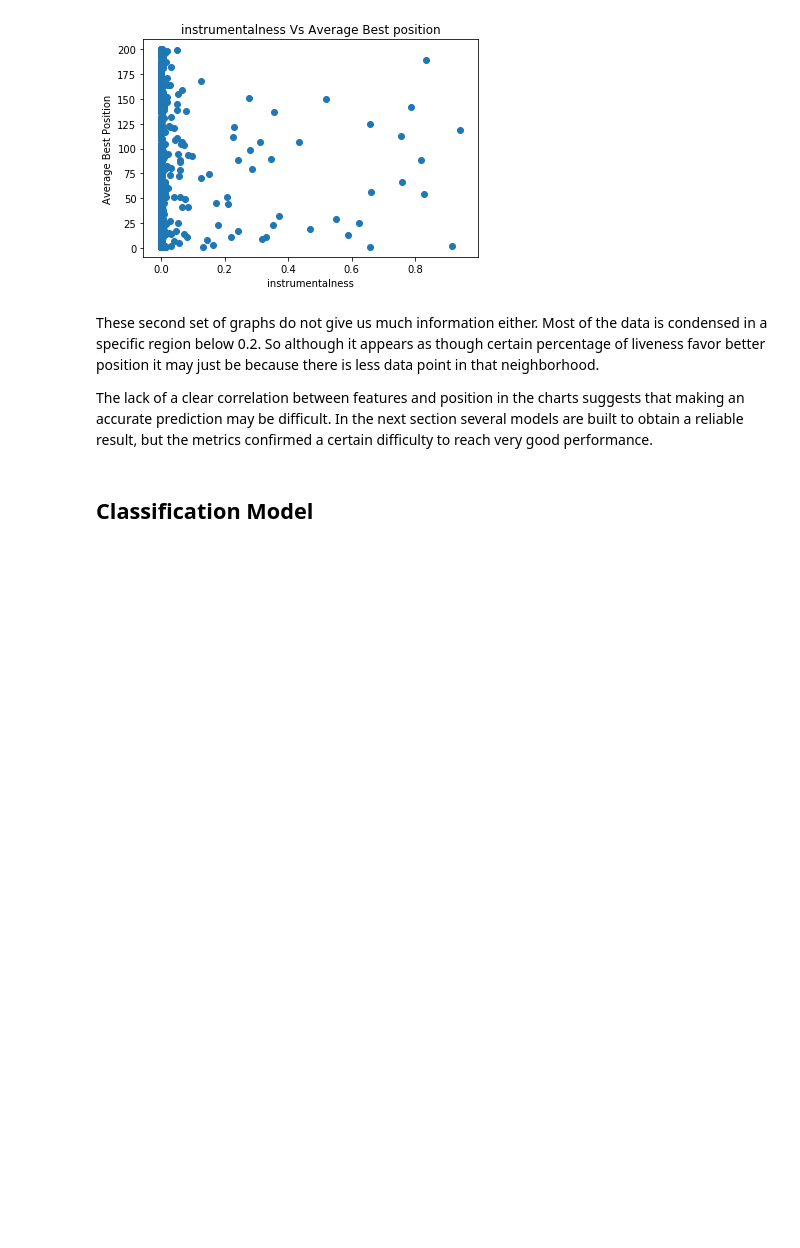
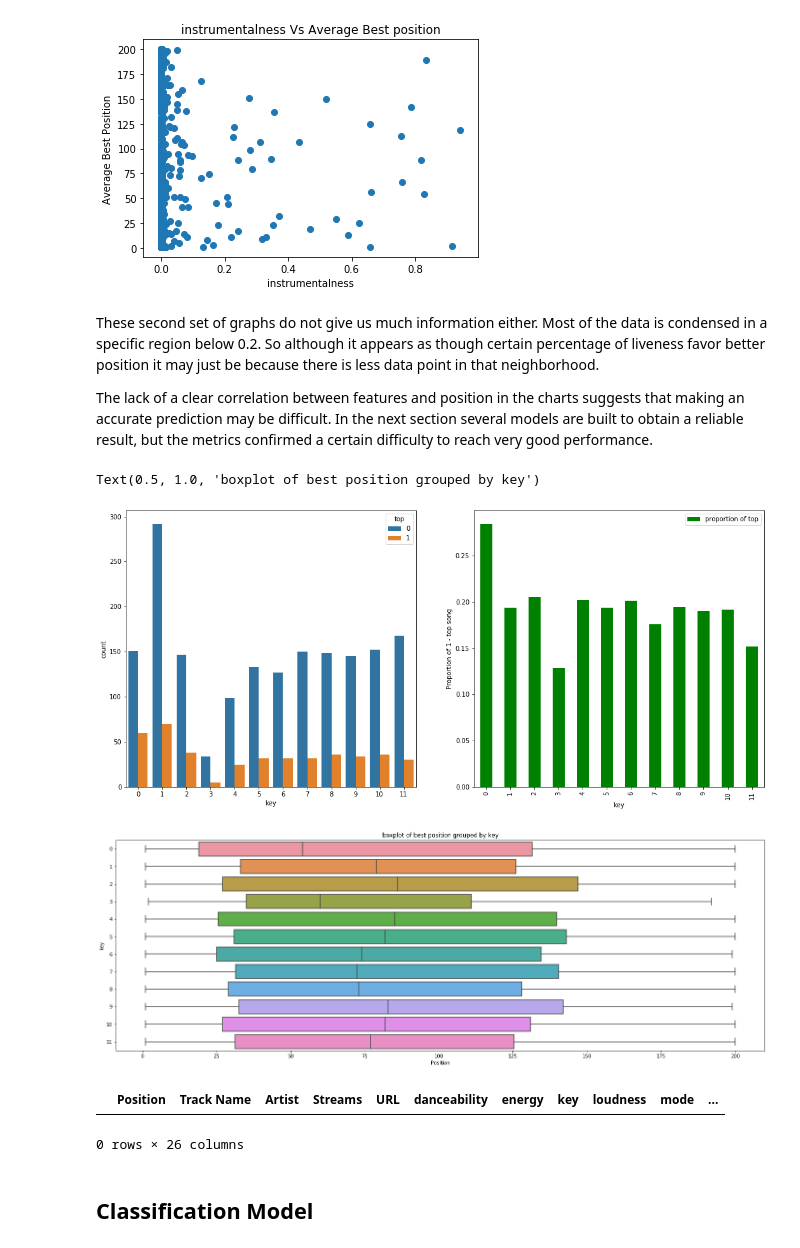
Before and after one commit to Mgallese97/Data-Science-in-Practice, a Jupyter notebook: Project/FinalCode-Copy1.ipynb, the cells around one changed output. Drawn from its saved outputs; the diff is of its cells as text; code cells hidden in the pictures; blank space fills up the shorter version.

```diff
--- a/Project/FinalCode-Copy1.ipynb
+++ b/Project/FinalCode-Copy1.ipynb
@@ -419,6 +451,30 @@ for feat in probfeat:
 These second set of graphs do not give us much information either. Most of the data is condensed in a specific region below 0.2. So although it appears as though certain percentage of liveness favor better position it may just be because there is less data point in that neighborhood.
 
 The lack of a clear correlation between features and position in the charts suggests that making an accurate prediction may be difficult. In the next section several models are built to obtain a reliable result, but the metrics confirmed a certain difficulty to reach very good performance.
+# %%
+### Discrete Variables Bar plot
+fig, axs = plt.subplots(1, 2, figsize=(18, 8))
+plt.axes(axs[0])
+axs[0] = sns.countplot(x='key', hue='top', data=dfallnondup)
+plt.axes(axs[1])
+axs[1] = dfallnondup.groupby('key')['top'].mean().plot(kind='bar', color='g')
+plt.legend(['proportion of top'])
+plt.ylabel('Proportion of 1 - top song')
+
+
+plt.figure(figsize=(24, 8))
+sns.boxplot(x='Position', y='key', data=dfallnondup, orient='h')
+plt.title('boxplot of best position grouped by key')
+# %% [output]
+Text(0.5, 1.0, 'boxplot of best position grouped by key')
+[figure, added]
+[figure, added]
+# %%
+dfallnondup[dfallnondup['key']==-1]
+#this cell confirms there is no 'undetected' key which couldn't be identified by spotify- which is good news since it means no missing key values
+# %% [output]
+|  | Position | Track Name | Artist | Streams | URL | danceability | energy | key | loudness | mode | ... |
+0 rows × 26 columns
 # %% [markdown]
 ## Classification Model
 # %%
```
Also changed, not shown: parts of 3 cells of this notebook.
